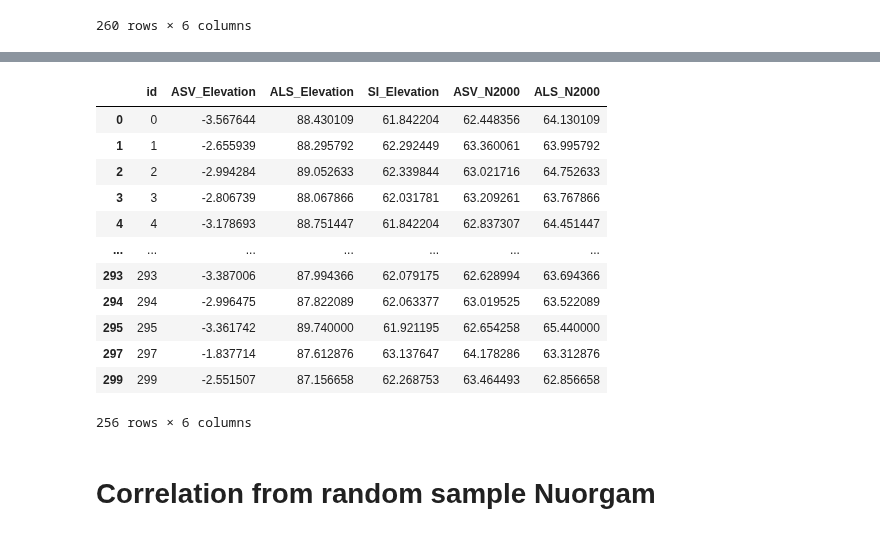
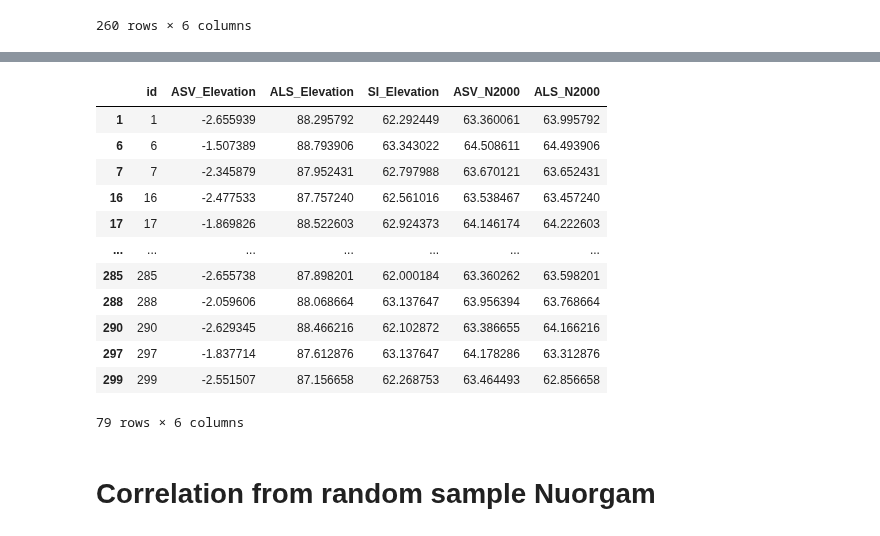
Before and after one commit to susannakukka/bathymetric-model-analysis, a Jupyter notebook: notebooks/error_assessments_and_model_correlations.ipynb, the cells around one changed output, grey strips where cells are left out. Cells and saved outputs as stored; diff of their text form; code cells hidden in the pictures.

```diff
--- a/notebooks/error_assessments_and_model_correlations.ipynb
+++ b/notebooks/error_assessments_and_model_correlations.ipynb
@@ -546,18 +589,18 @@ difference
 # %%
-from63 = valle_corr_asv.loc[abs(valle_corr_asv['ALS_N2000']) > 62]
+v_outliers = valle_corr_asv.loc[abs(valle_corr_asv['ASV_N2000']) > 63.3]
 # %%
-from63
+v_outliers
 # %% [output]
 |  | id | ASV_Elevation | ALS_Elevation | SI_Elevation | ASV_N2000 | ALS_N2000 |
-| 0 | 0 | -3.567644 | 88.430109 | 61.842204 | 62.448356 | 64.130109 |
 | 1 | 1 | -2.655939 | 88.295792 | 62.292449 | 63.360061 | 63.995792 |
-| 2 | 2 | -2.994284 | 89.052633 | 62.339844 | 63.021716 | 64.752633 |
-| 3 | 3 | -2.806739 | 88.067866 | 62.031781 | 63.209261 | 63.767866 |
-| 4 | 4 | -3.178693 | 88.751447 | 61.842204 | 62.837307 | 64.451447 |
+| 6 | 6 | -1.507389 | 88.793906 | 63.343022 | 64.508611 | 64.493906 |
+| 7 | 7 | -2.345879 | 87.952431 | 62.797988 | 63.670121 | 63.652431 |
+| 16 | 16 | -2.477533 | 87.757240 | 62.561016 | 63.538467 | 63.457240 |
+| 17 | 17 | -1.869826 | 88.522603 | 62.924373 | 64.146174 | 64.222603 |
 | ... | ... | ... | ... | ... | ... | ... |
-| 293 | 293 | -3.387006 | 87.994366 | 62.079175 | 62.628994 | 63.694366 |
-| 294 | 294 | -2.996475 | 87.822089 | 62.063377 | 63.019525 | 63.522089 |
-| 295 | 295 | -3.361742 | 89.740000 | 61.921195 | 62.654258 | 65.440000 |
+| 285 | 285 | -2.655738 | 87.898201 | 62.000184 | 63.360262 | 63.598201 |
+| 288 | 288 | -2.059606 | 88.068664 | 63.137647 | 63.956394 | 63.768664 |
+| 290 | 290 | -2.629345 | 88.466216 | 62.102872 | 63.386655 | 64.166216 |
 | 297 | 297 | -1.837714 | 87.612876 | 63.137647 | 64.178286 | 63.312876 |
 | 299 | 299 | -2.551507 | 87.156658 | 62.268753 | 63.464493 | 62.856658 |
-256 rows × 6 columns
+79 rows × 6 columns
```
Also changed, not shown: parts of 50 cells of this notebook.
